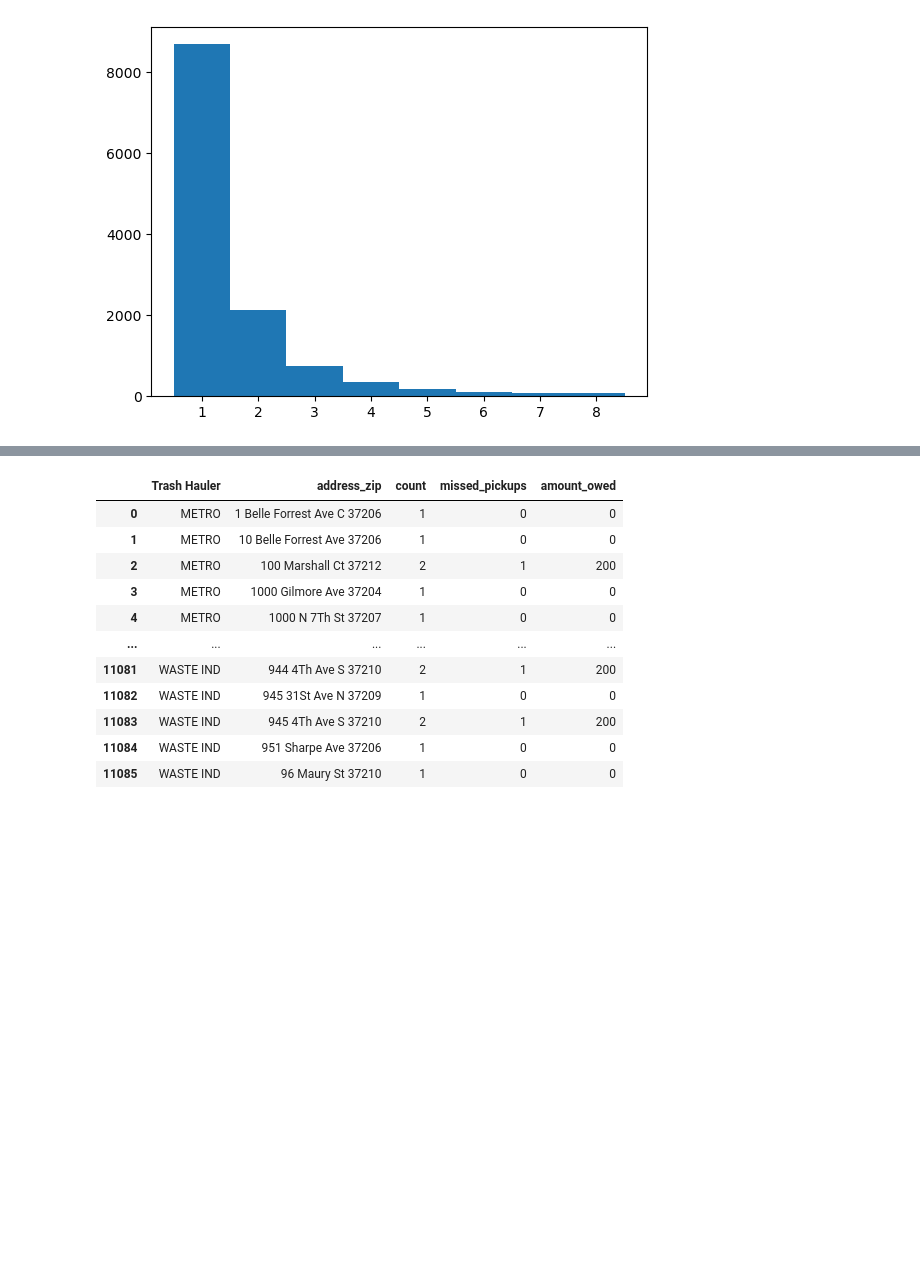
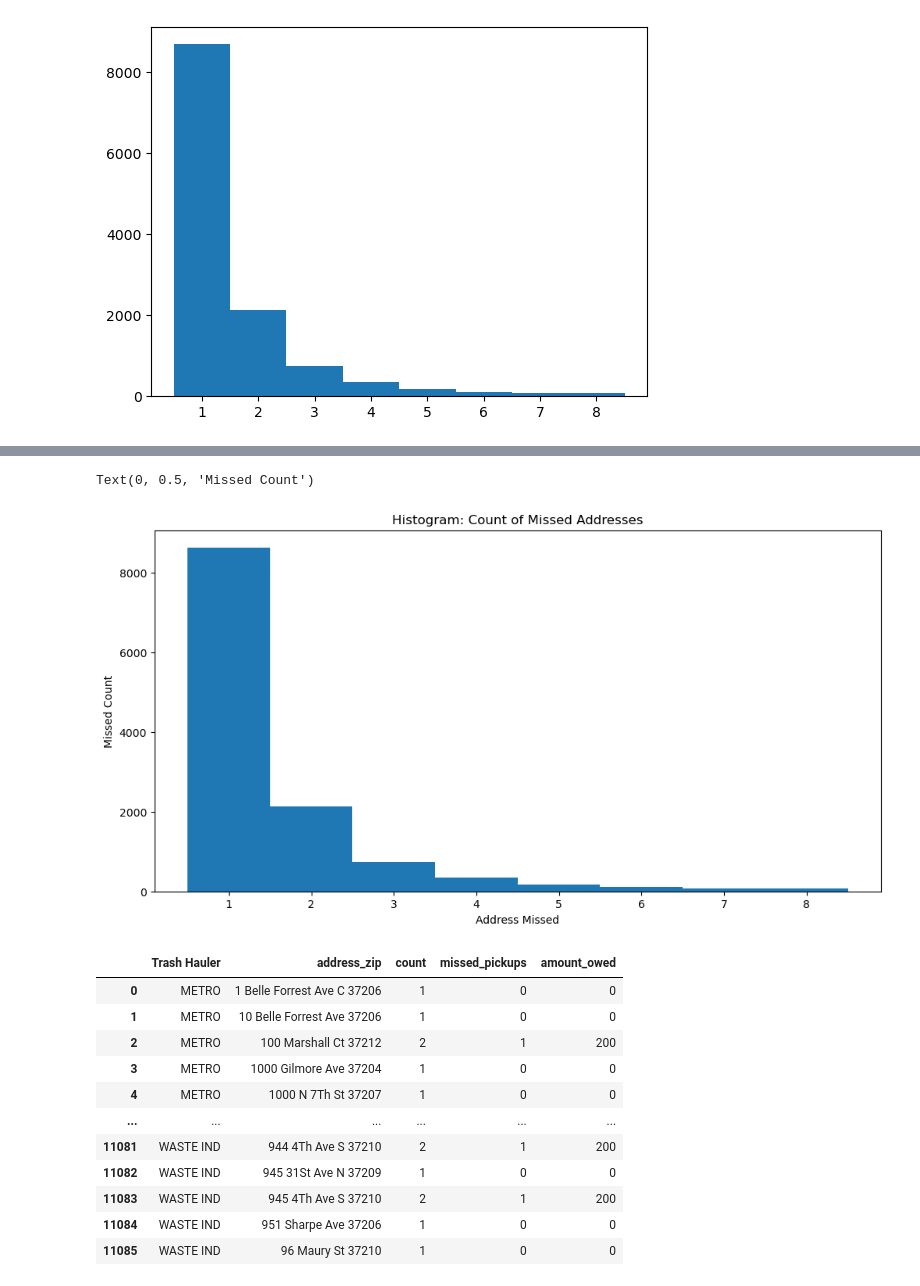
Before and after one commit to NSS-Data-Analytics-Cohort-17/trash-haulers-japan, a Jupyter notebook: scripts/trash_project_Tom.ipynb, the cells around one changed output, grey strips where cells are left out. Drawn from its saved outputs; the diff is of its cells as text; code cells hidden in the pictures; blank space fills up the shorter version.

```diff
--- a/scripts/trash_project_Tom.ipynb
+++ b/scripts/trash_project_Tom.ipynb
@@ -265,3 +262,7 @@ sns.barplot(data=top_25_addresses, x='count', y='address_zip', errorbar=None);
 plt.hist(address_zip_count['count'],bins=range(1, 10, 1), align = 'left');
 # %% [output]
 [figure]
+# %%
+address_count = trash_df['Address'].value_counts()
+address_count = address_count.reset_index()
+address_count.head()
@@ -268,3 +276,14 @@ plt.hist(address_zip_count['count'],bins=range(1, 10, 1), align = 'left');
+# %%
+#plt.hist((trash_df['Missed Trash'] == True).count(), align = 'left');
+plt.figure(figsize=(12, 6))
+metro_hist = address_count_hist.copy()
+address_count_hist = plt.hist(address_count['count'], bins=range(1, 10, 1), align = 'left');
+plt.title('Histogram: Count of Missed Addresses')
+plt.xlabel('Address Missed')
+plt.ylabel('Missed Count')
+# %% [output]
+Text(0, 0.5, 'Missed Count')
+[figure, added]
 # %%
 address_zip_count = (trash_df[trash_df['Missed Trash']].groupby(['Trash Hauler', 'address_zip']).size().reset_index(name='count'))
 address_zip_count['missed_pickups'] = address_zip_count['count'] - 1
```
Also changed, not shown: parts of 22 cells of this notebook, 12 other files.
